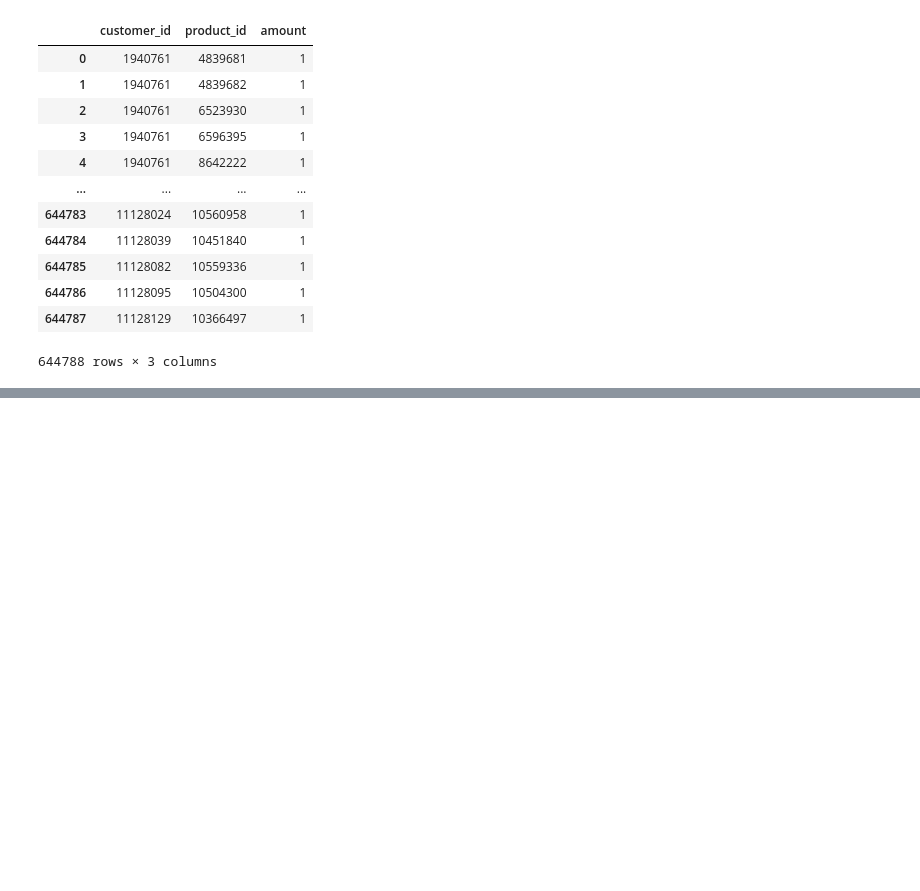
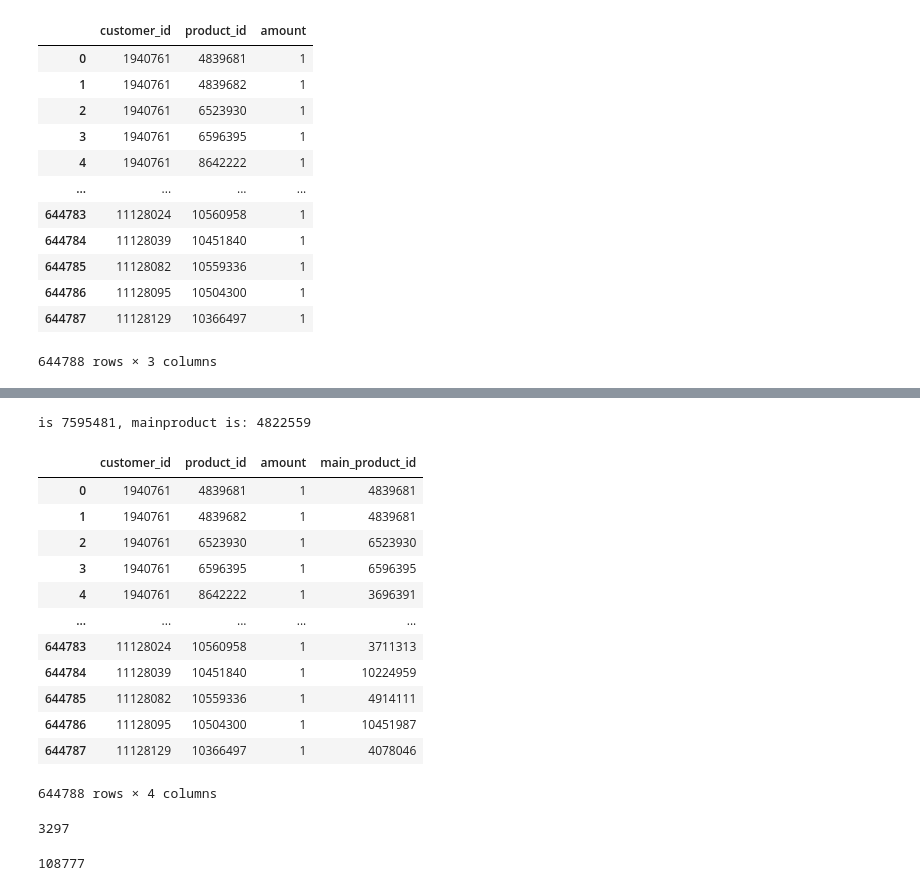
Before and after one commit to tomhuber96/master-thesis-practical-part, a Jupyter notebook: EDA/gabor_user_item_interactions.ipynb, the cells around one changed output, grey strips where cells are left out. Saved outputs shown, nothing was run; the diff lists cells and outputs as text; code cells hidden in the pictures; blank space fills up the shorter version.

```diff
--- a/EDA/gabor_user_item_interactions.ipynb
+++ b/EDA/gabor_user_item_interactions.ipynb
@@ -62,0 +79,28 @@ user_item_interaction.to_pickle(basepath + 'user_item_interactions.pkl')
+# %%
+product_map = {}
+for index, row in product_data.iterrows():
+    main_product_id = row['main_product_id']
+    for product_id in row['duplicate_product__ids']:
+        if product_id == 7595481:
+            print('is 7595481, mainproduct is: ' + str(main_product_id))
+        product_map[product_id] = main_product_id
+
+user_item_interaction['main_product_id'] = user_item_interaction['product_id'].apply(lambda x: product_map[x])
+display(user_item_interaction, len(user_item_interaction.main_product_id.unique()), len(user_item_interaction.product_id.unique()))
+# %% [output]
+is 7595481, mainproduct is: 4822559
+|  | customer_id | product_id | amount | main_product_id |
+| 0 | 1940761 | 4839681 | 1 | 4839681 |
+| 1 | 1940761 | 4839682 | 1 | 4839681 |
+| 2 | 1940761 | 6523930 | 1 | 6523930 |
+| 3 | 1940761 | 6596395 | 1 | 6596395 |
+| 4 | 1940761 | 8642222 | 1 | 3696391 |
+| ... | ... | ... | ... | ... |
+| 644783 | 11128024 | 10560958 | 1 | 3711313 |
+| 644784 | 11128039 | 10451840 | 1 | 10224959 |
+| 644785 | 11128082 | 10559336 | 1 | 4914111 |
+| 644786 | 11128095 | 10504300 | 1 | 10451987 |
+| 644787 | 11128129 | 10366497 | 1 | 4078046 |
+644788 rows × 4 columns
+3297
+108777
```
Also changed, not shown: parts of 5 cells of this notebook, 3 other files.
